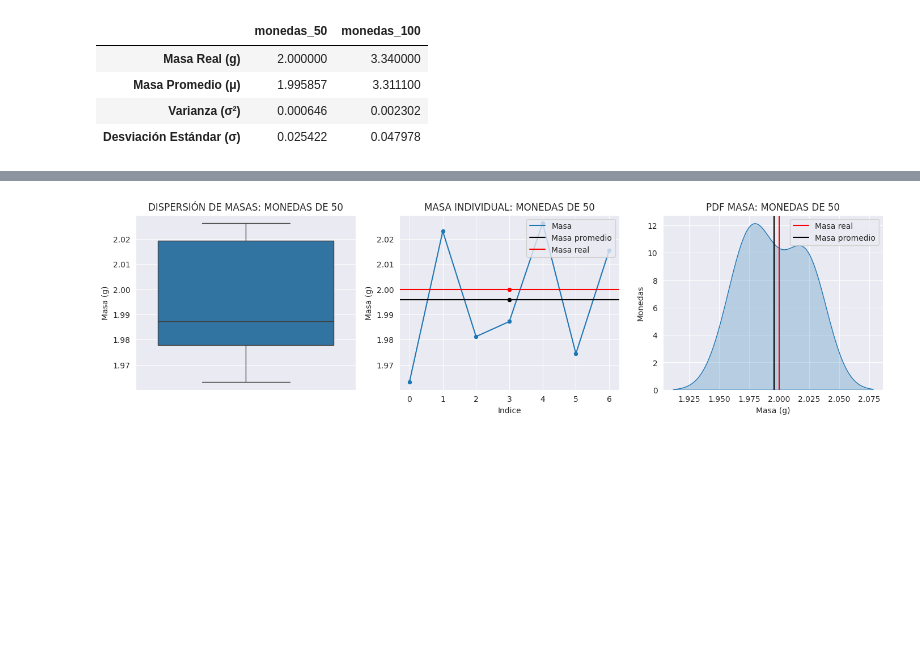
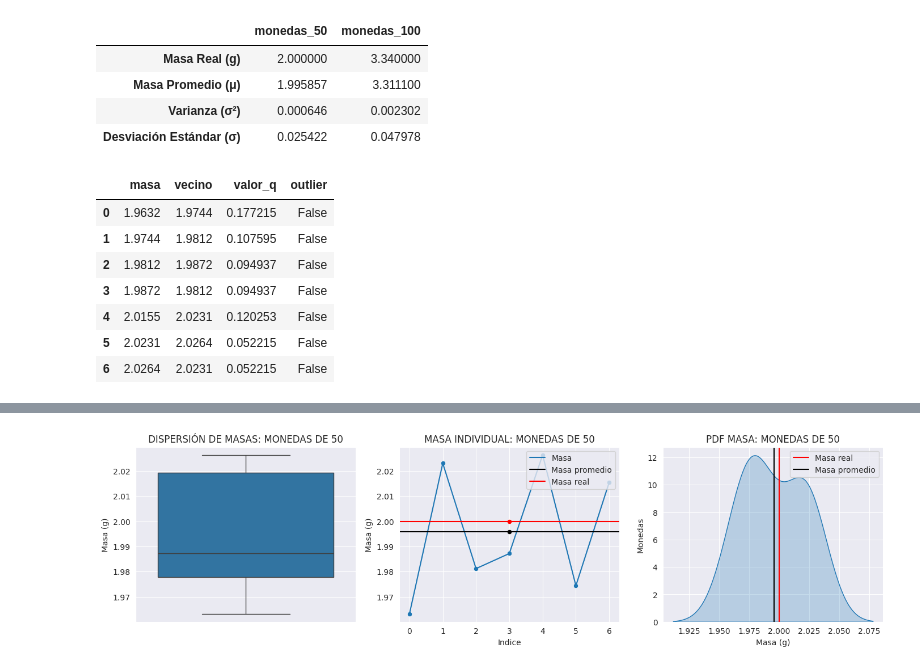
Before and after one commit to 317745/ANALISIS-MONEDAS-LABORATORIO-27-05-2026, a Jupyter notebook: laboratorio27_05_2026.ipynb, the cells around one changed output, grey strips where cells are left out. Drawn from its saved outputs; the diff is of its cells as text; code cells hidden in the pictures; blank space fills up the shorter version.

Commit message:
Test Q y tabla de Dixon

```diff
--- a/laboratorio27_05_2026.ipynb
+++ b/laboratorio27_05_2026.ipynb
@@ -85,19 +85,47 @@ df_estadisticos_monedas.head()
 sorted_masa_monedas_50 = df_masa_monedas_individuales["monedas_50"].sort_values(ascending=True).to_list()
 sorted_masa_monedas_100 = df_masa_monedas_individuales["monedas_100"].sort_values(ascending=True).to_list()
 
-q_valor_masa_monedas_50 = {}
+def calculate_q(value, n_value, data_range):
+  q_value = abs(value-n_value) / data_range
+  return q_value
 
-def nearest_value(array):
+def build_dixon_df(array):
+  array_size = len(array)
+  data_range = array[-1] - array[0]
+  coin_mass_q_value_dict = {"masa": [], "vecino": [], "valor_q": []}
+
   for i, mass in enumerate(array):
-    if[i] == 0:
+    if i == 0:
       n_value = array[i+1]
-      q_valor_masa_monedas_50[mass: n_value]
+
+    elif i+1 == array_size:
+      n_value = array[i-1]
+
     else:
       prev_value = array[i-1]
       diff_prev = mass-prev_value
       next_value = array[i+1]
       diff_next = next_value-mass
       n_value = prev_value if diff_next > diff_prev else next_value
-      q_valor_masa_monedas_50[mass: n_value]
 
-  print("¡Finished!")
+
+    q_value = calculate_q(mass, n_value, data_range)
+
+    coin_mass_q_value_dict["masa"].append(mass)
+    coin_mass_q_value_dict["vecino"].append(n_value)
+    coin_mass_q_value_dict["valor_q"].append(q_value)
+
+  return pd.DataFrame(coin_mass_q_value_dict)
+# %%
+df_dixon_monedas_50 = build_dixon_df(sorted_masa_monedas_50)
+df_dixon_monedas_50["outlier"] = df_dixon_monedas_50["valor_q"] > 0.507
+df_dixon_monedas_50[:]
+# %% [output]
+|  | masa | vecino | valor_q | outlier |
+| 0 | 1.9632 | 1.9744 | 0.177215 | False |
+| 1 | 1.9744 | 1.9812 | 0.107595 | False |
+| 2 | 1.9812 | 1.9872 | 0.094937 | False |
+| 3 | 1.9872 | 1.9812 | 0.094937 | False |
+| 4 | 2.0155 | 2.0231 | 0.120253 | False |
+| 5 | 2.0231 | 2.0264 | 0.052215 | False |
+| 6 | 2.0264 | 2.0231 | 0.052215 | False |
```
Also changed, not shown: parts of 3 cells of this notebook.
